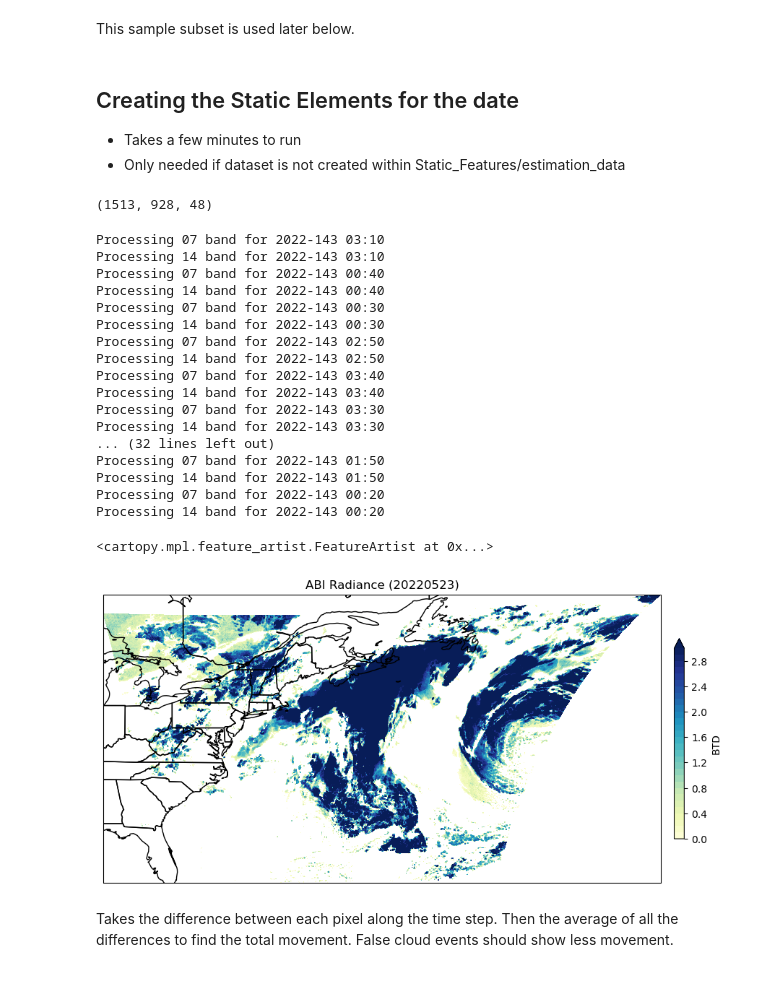
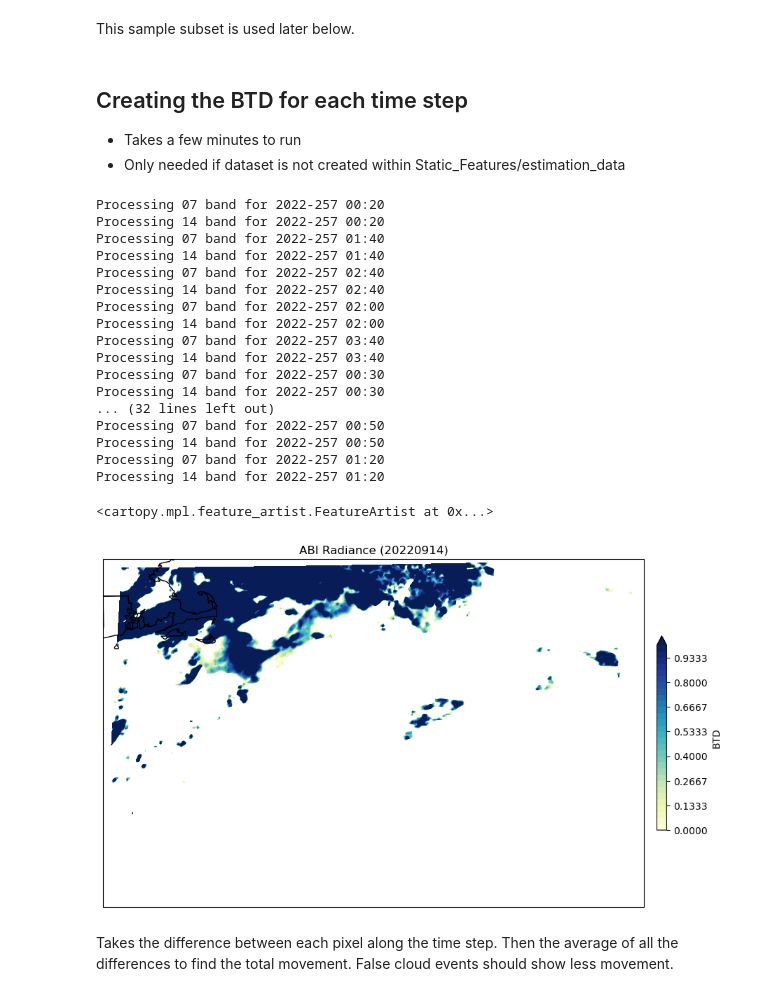
Before and after one commit to jesseturner/FalseLowClouds, a Jupyter notebook: Static_Features/Movement_Comparison.ipynb, the cells around one changed output. Saved outputs shown, nothing was run; the diff lists cells and outputs as text; code cells hidden in the pictures.

```diff
--- a/Static_Features/Movement_Comparison.ipynb
+++ b/Static_Features/Movement_Comparison.ipynb
@@ -20,15 +22,18 @@ path = "/home/jturner/false_low_clouds_2023/Static_Features/estimation_data"
 static_features_data = "/home/jturner/false_low_clouds_2023/Static_Features/"+date
 # %%
 #---Gulf Stream
-region = "gulfstream"
-min_lon = -83
-min_lat = 26
-max_lon = -51
-max_lat = 50
+# region = "gulfstream"
+# min_lon = -83
+# min_lat = 26
+# max_lon = -51
+# max_lat = 50
+
+#---Georges Bank
+region = "georgesbank"
+min_lon = -71.5
+min_lat = 37
+max_lon = -64
+max_lat = 42.5
-# %%
-file = open(path+"/"+date+"_static_elements_"+region, 'rb')
-BTD = pickle.load(file)
-file.close()
 # %%
 data_07 = xr.open_dataset('/home/jturner/false_low_clouds_2023/Static_Features/sample_data/OR_ABI-L1b-RadF-M6C07_G16_s20222570500207_e20222570509526_c20222570509568.nc')
 # %% [markdown]
@@ -43,6 +48,6 @@ lons = (min_lon, max_lon)
 
 subset_07 = ds_07.sel(x=slice(x1, x2), y=slice(y2, y1))
 # %% [markdown]
-## Creating the Static Elements for the date
+## Creating the BTD for each time step
 * Takes a few minutes to run
 * Only needed if dataset is not created within Static_Features/estimation_data
@@ -55,9 +54,5 @@ BTD_rec = np.zeros((x_dim, y_dim, t_dim))
-# %%
-BTD_rec.shape
-# %% [output]
-(1513, 928, 48)
 # %%
-def create_BTD(filename):
+def create_BTD(static_features_data, filename):
 
     data_07 = xr.open_dataset(static_features_data+'/'+filename)
 
@@ -113,44 +108,44 @@ for filename in filenames:
     #--- To avoid duplicates, loop through only Band 07 data
     if filename[0:21] == 'OR_ABI-L1b-RadF-M6C07':
 
-        BTD = create_BTD(filename)
+        BTD = create_BTD(static_features_data, filename)
         datasets.append(BTD)
 
 BTD_tot = xr.concat(datasets, dim='time')
 # %% [output]
-Processing 07 band for 2022-143 03:10
-Processing 14 band for 2022-143 03:10
-Processing 07 band for 2022-143 00:40
-Processing 14 band for 2022-143 00:40
-Processing 07 band for 2022-143 00:30
-Processing 14 band for 2022-143 00:30
-Processing 07 band for 2022-143 02:50
-Processing 14 band for 2022-143 02:50
-Processing 07 band for 2022-143 03:40
-Processing 14 band for 2022-143 03:40
-Processing 07 band for 2022-143 03:30
-Processing 14 band for 2022-143 03:30
+Processing 07 band for 2022-257 00:20
+Processing 14 band for 2022-257 00:20
+Processing 07 band for 2022-257 01:40
+Processing 14 band for 2022-257 01:40
+Processing 07 band for 2022-257 02:40
+Processing 14 band for 2022-257 02:40
+Processing 07 band for 2022-257 02:00
+Processing 14 band for 2022-257 02:00
+Processing 07 band for 2022-257 03:40
+Processing 14 band for 2022-257 03:40
+Processing 07 band for 2022-257 00:30
+Processing 14 band for 2022-257 00:30
 ... (32 lines left out)
-Processing 07 band for 2022-143 01:50
-Processing 14 band for 2022-143 01:50
-Processing 07 band for 2022-143 00:20
-Processing 14 band for 2022-143 00:20
+Processing 07 band for 2022-257 00:50
+Processing 14 band for 2022-257 00:50
+Processing 07 band for 2022-257 01:20
+Processing 14 band for 2022-257 01:20
 # %%
 projection=ccrs.PlateCarree()
 fig,ax=plt.subplots(1, figsize=(12,12),subplot_kw={'projection': projection})
 cmap = plt.cm.YlGnBu
 #levels = np.linspace(np.amin(BTD), np.amax(BTD), 31)
-levels = np.linspace(0, 3, 31)
+levels = np.linspace(0, 1, 31)
 
-c=ax.contourf(BTD_tot[0].lon, BTD_tot[0].lat, BTD_tot[0], cmap=cmap, levels=levels, extend='max')
+c=ax.contourf(BTD_tot[3].lon, BTD_tot[3].lat, BTD_tot[3], cmap=cmap, levels=levels, extend='max')
 clb=plt.colorbar(c, shrink=0.3, pad=0.02, ax=ax)
 ax.set_title('ABI Radiance ('+date+')')
 clb.set_label('BTD')
 
 ax.add_feature(cfeature.STATES)
 # %% [output]
 <cartopy.mpl.feature_artist.FeatureArtist at 0x...>
-[figure, old version]
+[figure, new version]
 # %% [markdown]
 Takes the difference between each pixel along the time step. Then the average of all the differences to find the total movement. False cloud events should show less movement.
 # %%
```
Also changed, not shown: parts of 10 cells of this notebook.
